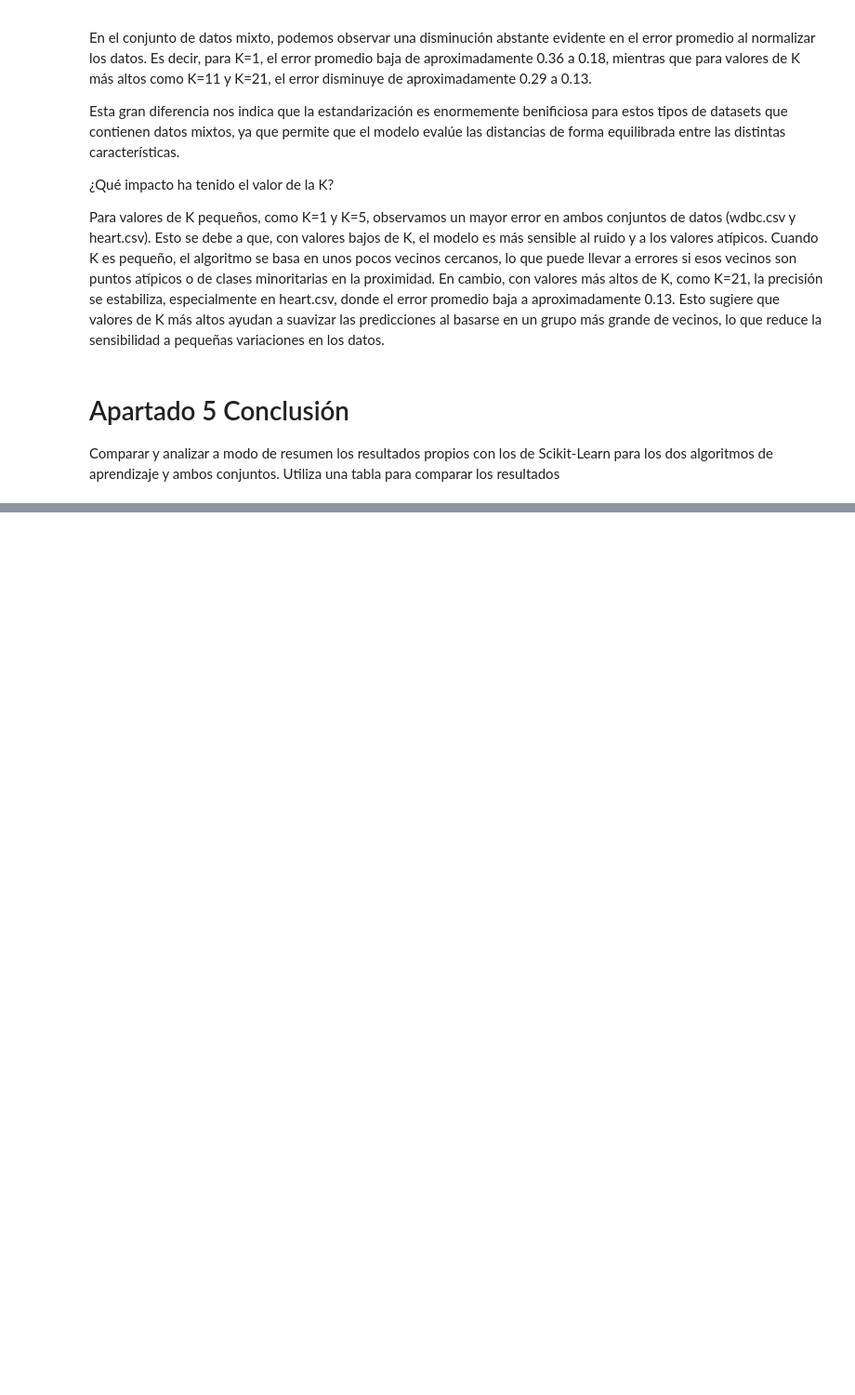
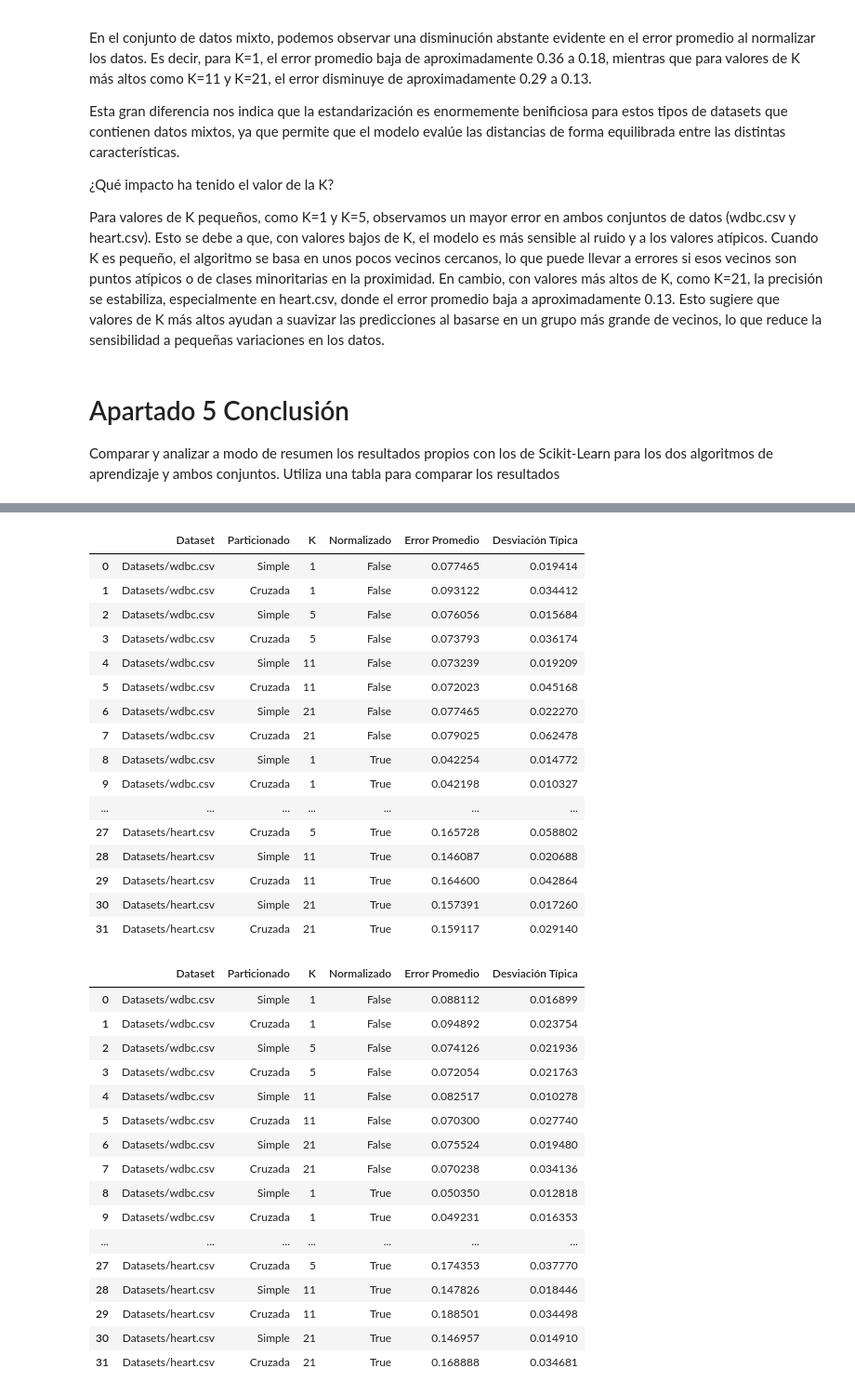
Before and after one commit to santacg/IngenieriaInformaticaUAM, a Jupyter notebook: P1.ipynb, the cells around one changed output, grey strips where cells are left out. Shown at 93% size. Cells and saved outputs as stored; diff of their text form; code cells hidden in the pictures; blank space fills up the shorter version.

```diff
--- a/P1.ipynb
+++ b/P1.ipynb
@@ -477,0 +557,38 @@ conjuntos. Utiliza una tabla para comparar los resultados
+# %%
+display(df_resultados_knn_propio)
+display(df_resultados_knn_sklearn)
+# %% [output]
+|  | Dataset | Particionado | K | Normalizado | Error Promedio | Desviación Típica |
+| 0 | Datasets/wdbc.csv | Simple | 1 | False | 0.077465 | 0.019414 |
+| 1 | Datasets/wdbc.csv | Cruzada | 1 | False | 0.093122 | 0.034412 |
+| 2 | Datasets/wdbc.csv | Simple | 5 | False | 0.076056 | 0.015684 |
+| 3 | Datasets/wdbc.csv | Cruzada | 5 | False | 0.073793 | 0.036174 |
+| 4 | Datasets/wdbc.csv | Simple | 11 | False | 0.073239 | 0.019209 |
+| 5 | Datasets/wdbc.csv | Cruzada | 11 | False | 0.072023 | 0.045168 |
+| 6 | Datasets/wdbc.csv | Simple | 21 | False | 0.077465 | 0.022270 |
+| 7 | Datasets/wdbc.csv | Cruzada | 21 | False | 0.079025 | 0.062478 |
+| 8 | Datasets/wdbc.csv | Simple | 1 | True | 0.042254 | 0.014772 |
+| 9 | Datasets/wdbc.csv | Cruzada | 1 | True | 0.042198 | 0.010327 |
+| ... | ... | ... | ... | ... | ... | ... |
+| 27 | Datasets/heart.csv | Cruzada | 5 | True | 0.165728 | 0.058802 |
+| 28 | Datasets/heart.csv | Simple | 11 | True | 0.146087 | 0.020688 |
+| 29 | Datasets/heart.csv | Cruzada | 11 | True | 0.164600 | 0.042864 |
+| 30 | Datasets/heart.csv | Simple | 21 | True | 0.157391 | 0.017260 |
+| 31 | Datasets/heart.csv | Cruzada | 21 | True | 0.159117 | 0.029140 |
+|  | Dataset | Particionado | K | Normalizado | Error Promedio | Desviación Típica |
+| 0 | Datasets/wdbc.csv | Simple | 1 | False | 0.088112 | 0.016899 |
+| 1 | Datasets/wdbc.csv | Cruzada | 1 | False | 0.094892 | 0.023754 |
+| 2 | Datasets/wdbc.csv | Simple | 5 | False | 0.074126 | 0.021936 |
+| 3 | Datasets/wdbc.csv | Cruzada | 5 | False | 0.072054 | 0.021763 |
+| 4 | Datasets/wdbc.csv | Simple | 11 | False | 0.082517 | 0.010278 |
+| 5 | Datasets/wdbc.csv | Cruzada | 11 | False | 0.070300 | 0.027740 |
+| 6 | Datasets/wdbc.csv | Simple | 21 | False | 0.075524 | 0.019480 |
+| 7 | Datasets/wdbc.csv | Cruzada | 21 | False | 0.070238 | 0.034136 |
+| 8 | Datasets/wdbc.csv | Simple | 1 | True | 0.050350 | 0.012818 |
+| 9 | Datasets/wdbc.csv | Cruzada | 1 | True | 0.049231 | 0.016353 |
+| ... | ... | ... | ... | ... | ... | ... |
+| 27 | Datasets/heart.csv | Cruzada | 5 | True | 0.174353 | 0.037770 |
+| 28 | Datasets/heart.csv | Simple | 11 | True | 0.147826 | 0.018446 |
+| 29 | Datasets/heart.csv | Cruzada | 11 | True | 0.188501 | 0.034498 |
+| 30 | Datasets/heart.csv | Simple | 21 | True | 0.146957 | 0.014910 |
+| 31 | Datasets/heart.csv | Cruzada | 21 | True | 0.168888 | 0.034681 |
```
Also changed, not shown: parts of 10 cells of this notebook.
